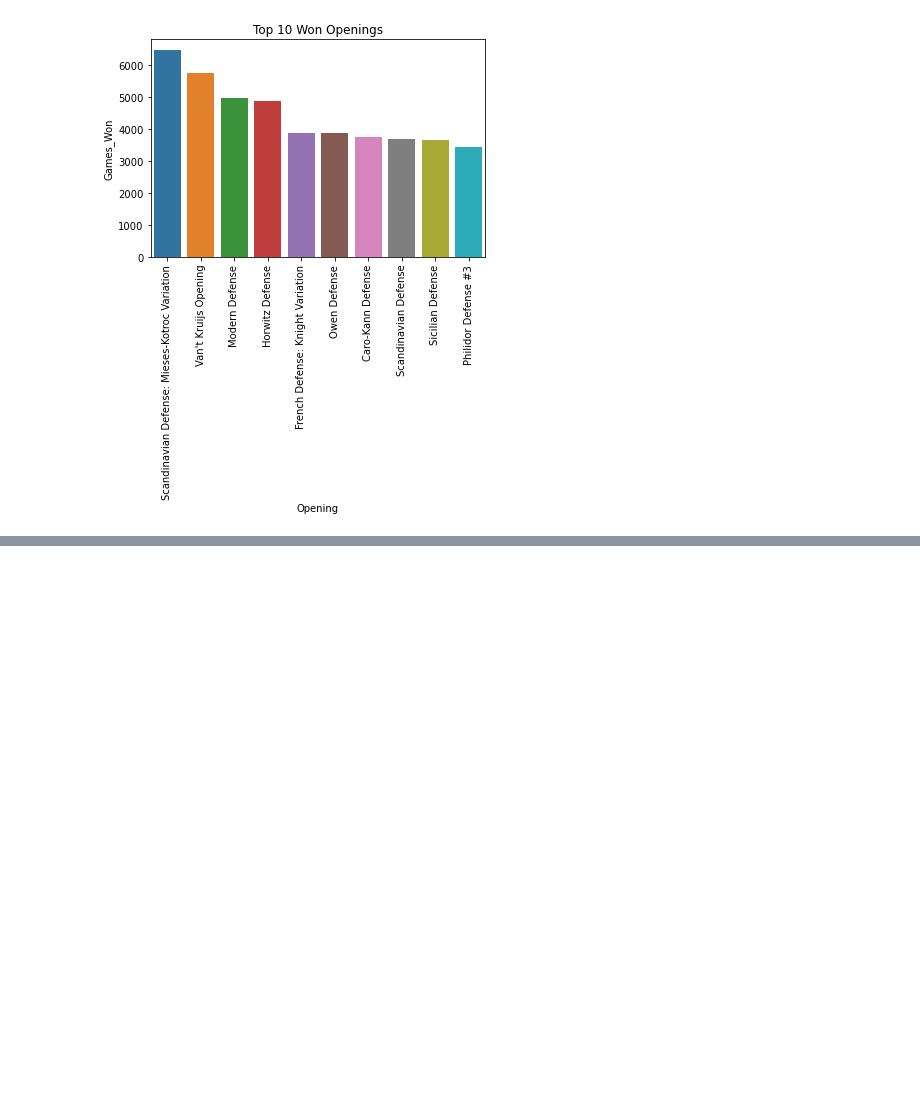
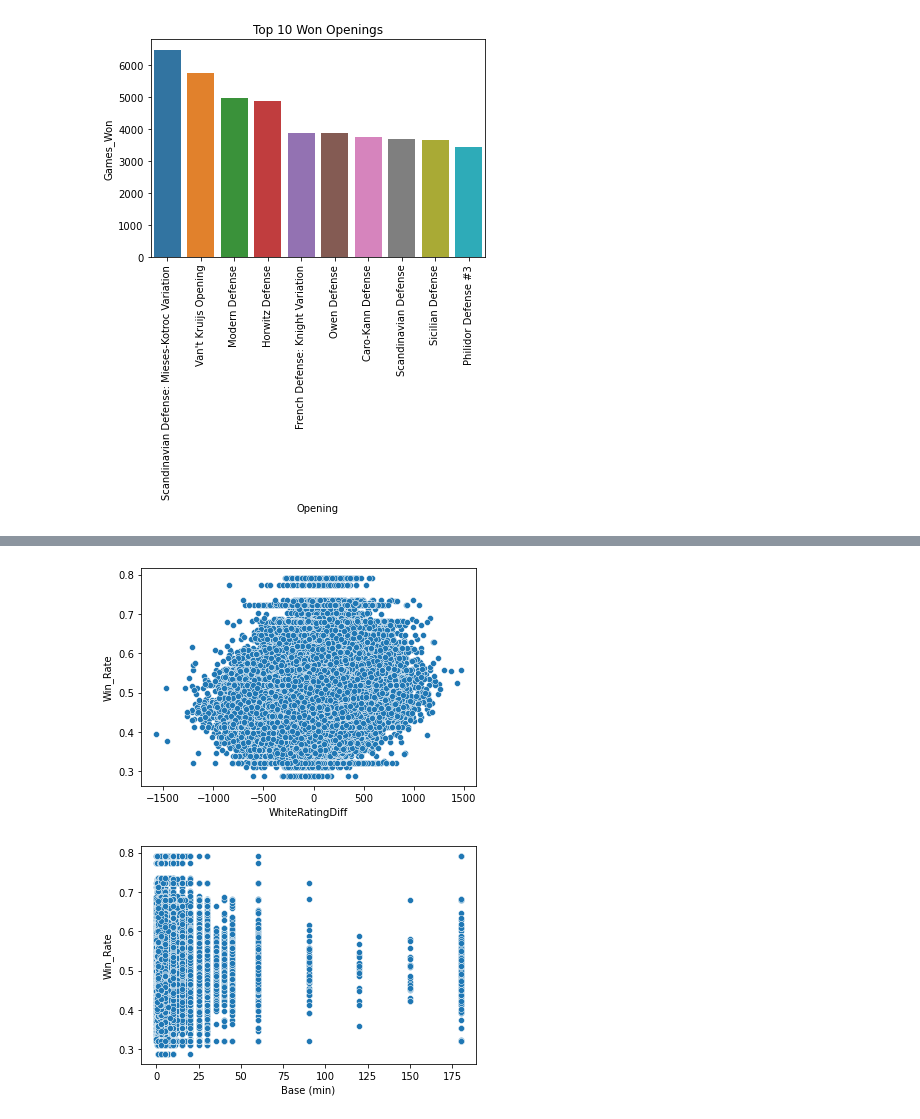
Before and after one commit to jeanie-liu/chess_win_predictor, a Jupyter notebook: summary_descriptive_stats.ipynb, the cells around one changed output, grey strips where cells are left out. Cells and saved outputs as stored; diff of their text form; code cells hidden in the pictures; blank space fills up the shorter version.

```diff
--- a/summary_descriptive_stats.ipynb
+++ b/summary_descriptive_stats.ipynb
@@ -184,0 +187,9 @@ chess_games_rate[['WhiteRatingDiff','Win_Rate']].corr()
+# %%
+#scatterplots to see relationship between rating differential and win rate vs. base time control and win rate
+seaborn.scatterplot(data = chess_games_rate, x = 'WhiteRatingDiff', y = 'Win_Rate')
+pyplot.show()
+seaborn.scatterplot(data = chess_games_rate, x = 'Base (min)', y = 'Win_Rate')
+pyplot.show()
+# %% [output]
+[figure, added]
+[figure, added]
```
Also changed, not shown: parts of 8 cells of this notebook.
